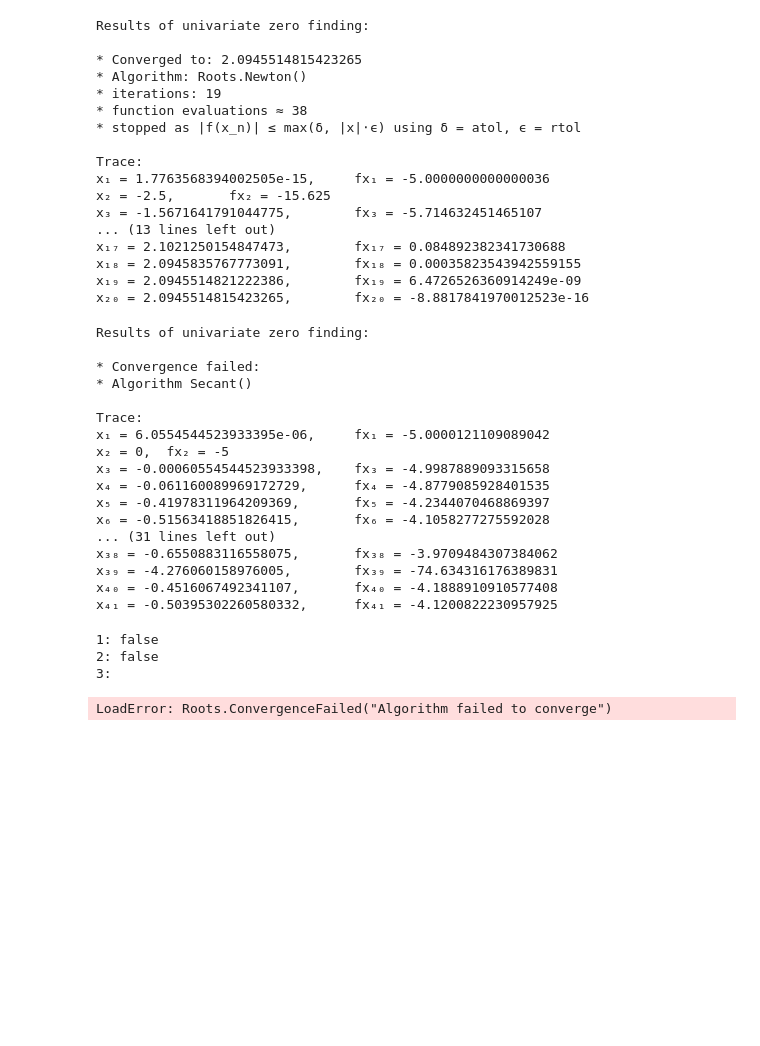
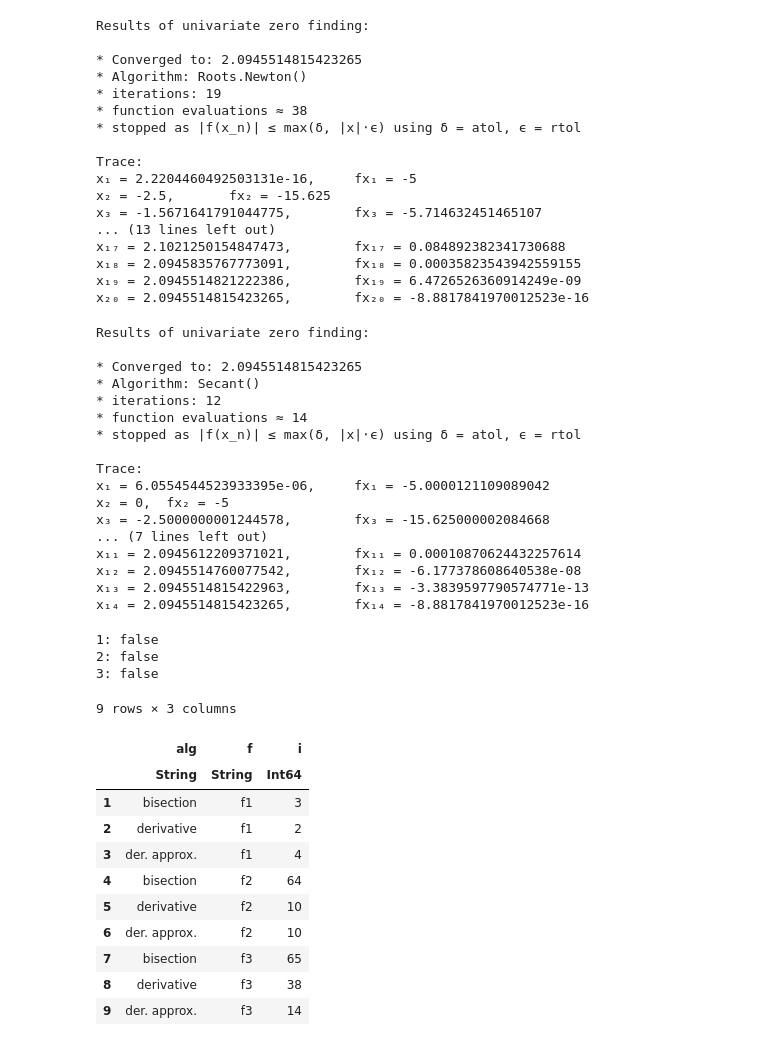
Before and after one commit to superiorshrimp/MOWNiT, a Jupyter notebook: lab8/lab8.ipynb, the cells around one changed output. Drawn from its saved outputs; the diff is of its cells as text; code cells hidden in the pictures; blank space fills up the shorter version.

```diff
--- a/lab8/lab8.ipynb
+++ b/lab8/lab8.ipynb
@@ -146,13 +178,18 @@ println(iszero(f3(x)))
 #2
 print("2: ")
 D(f3) = x -> ForwardDiff.derivative(f3, float(x))
-x = find_zero((f3, D(f3)), eps(10.0), Roots.Newton(), verbose = true)
+x = find_zero((f3, D(f3)), eps(1.0), Roots.Newton(), verbose = true)
 println(iszero(f3(x)))
 
 #3
 print("3: ")
-x = find_zero(f3, 0, verbose = true)
+x = find_zero(f3, 0, Order1(), verbose = true)
 println(iszero(f3(x)))
+
+#
+push!(df, ["bisection", "f3", 65])
+push!(df, ["derivative", "f3", 38])
+push!(df, ["der. approx.", "f3", 14])
 # %% [output]
 Results of univariate zero finding:
 
@@ -168,47 +205,58 @@ Trace:
 (a₂, b₂) = ( 5.8294137746887501e-77, 10 )
 ... (56 lines left out)
 (a₅₉, b₅₉) = ( 2.0945514815423243, 2.0945514815423278 )
 (a₆₀, b₆₀) = ( 2.0945514815423261, 2.0945514815423278 )
 (a₆₁, b₆₁) = ( 2.0945514815423261, 2.094551481542327 )
 (a₆₂, b₆₂) = ( 2.0945514815423265, 2.094551481542327 )
 Results of univariate zero finding:
 
 * Converged to: 2.0945514815423265
 * Algorithm: Roots.Newton()
 * iterations: 19
 * function evaluations ≈ 38
 * stopped as |f(x_n)| ≤ max(δ, |x|⋅ϵ) using δ = atol, ϵ = rtol
 
 Trace:
-x₁ = 1.7763568394002505e-15,     fx₁ = -5.0000000000000036
+x₁ = 2.2204460492503131e-16,     fx₁ = -5
 x₂ = -2.5,       fx₂ = -15.625
 x₃ = -1.5671641791044775,        fx₃ = -5.714632451465107
 ... (13 lines left out)
 x₁₇ = 2.1021250154847473,        fx₁₇ = 0.084892382341730688
 x₁₈ = 2.0945835767773091,        fx₁₈ = 0.00035823543942559155
 x₁₉ = 2.0945514821222386,        fx₁₉ = 6.4726526360914249e-09
 x₂₀ = 2.0945514815423265,        fx₂₀ = -8.8817841970012523e-16
 Results of univariate zero finding:
 
-* Convergence failed:
-* Algorithm Secant()
+* Converged to: 2.0945514815423265
+* Algorithm: Secant()
+* iterations: 12
+* function evaluations ≈ 14
+* stopped as |f(x_n)| ≤ max(δ, |x|⋅ϵ) using δ = atol, ϵ = rtol
 
 Trace:
 x₁ = 6.0554544523933395e-06,     fx₁ = -5.0000121109089042
 x₂ = 0,  fx₂ = -5
-x₃ = -0.00060554544523933398,    fx₃ = -4.9987889093315658
-x₄ = -0.061160089969172729,      fx₄ = -4.8779085928401535
-x₅ = -0.41978311964209369,       fx₅ = -4.2344070468869397
-x₆ = -0.51563418851826415,       fx₆ = -4.1058277275592028
-... (31 lines left out)
-x₃₈ = -0.6550883116558075,       fx₃₈ = -3.9709484307384062
-x₃₉ = -4.276060158976005,        fx₃₉ = -74.634316176389831
-x₄₀ = -0.4516067492341107,       fx₄₀ = -4.1888910910577408
-x₄₁ = -0.50395302260580332,      fx₄₁ = -4.1200822230957925
+x₃ = -2.5000000001244578,        fx₃ = -15.625000002084668
+... (7 lines left out)
+x₁₁ = 2.0945612209371021,        fx₁₁ = 0.00010870624432257614
+x₁₂ = 2.0945514760077542,        fx₁₂ = -6.177378608640538e-08
+x₁₃ = 2.0945514815422963,        fx₁₃ = -3.3839597790574771e-13
+x₁₄ = 2.0945514815423265,        fx₁₄ = -8.8817841970012523e-16
 1: false
 2: false
-3:
+3: false
-LoadError: Roots.ConvergenceFailed("Algorithm failed to converge")
+9 rows × 3 columns
+|  | alg | f | i |
+|  | String | String | Int64 |
+| 1 | bisection | f1 | 3 |
+| 2 | derivative | f1 | 2 |
+| 3 | der. approx. | f1 | 4 |
+| 4 | bisection | f2 | 64 |
+| 5 | derivative | f2 | 10 |
+| 6 | der. approx. | f2 | 10 |
+| 7 | bisection | f3 | 65 |
+| 8 | derivative | f3 | 38 |
+| 9 | der. approx. | f3 | 14 |
 # %%
 plot(f4, -10:0.01:10)
 # %%
```
Also changed, not shown: parts of 9 cells of this notebook.
